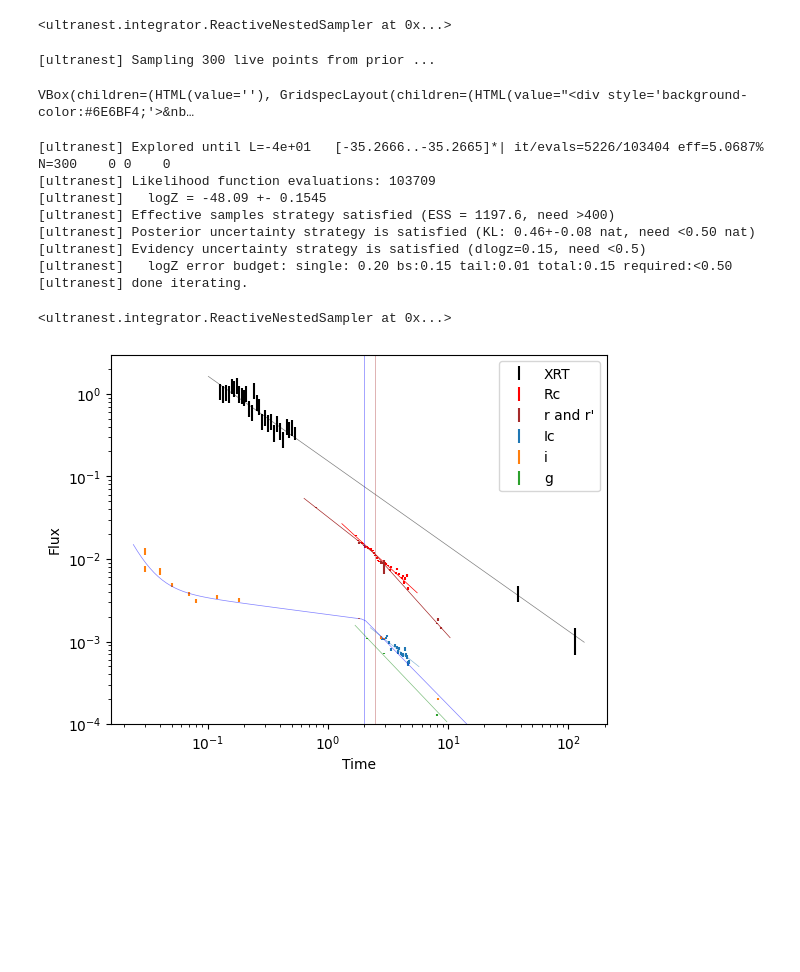
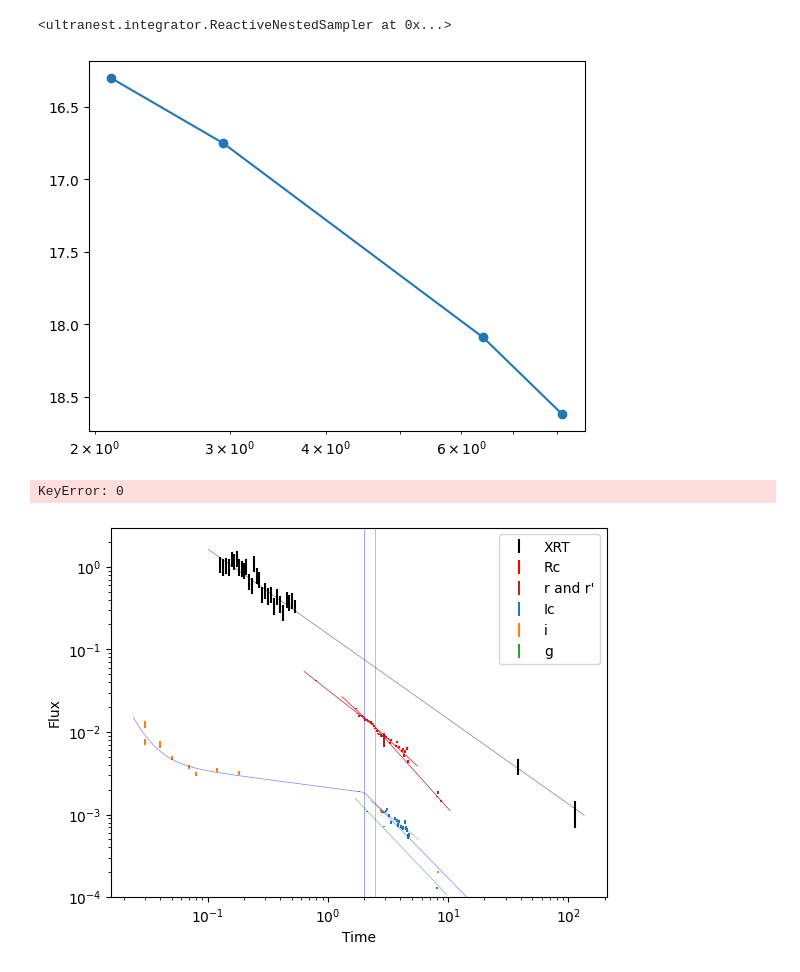
Before and after one commit to 7DimensionalTelescope/GRB251013C, a Jupyter notebook: run.ipynb, the cells around one changed output. Cells and saved outputs as stored; diff of their text form; code cells hidden in the pictures; blank space fills up the shorter version.

Commit message:
fix circular io

```diff
--- a/run.ipynb
+++ b/run.ipynb
@@ -201,21 +205,19 @@ VBox(children=(HTML(value=''), GridspecLayout(children=(HTML(value="<div style='
+# %%
+plt.plot(df["Time"], df["Mag"], marker="o")
+ax = plt.gca()
+ax.invert_yaxis()
+ax.set_xscale("log")
+plt.show()
+# %% [output]
+[figure, added]
 # %%
-df = read_data("circular")
+df = read_data("circular", add_converted_flux=False)
 df = filter_data(df, filter_name=["g"], remove_upper_limits=True, exclude_time_range=(20, 1e4))
-flx, flx_err = mag_to_flux_jy(df, add_error=True)
-alz_g = Analyzer(df["Time"], flx, power_law, y_data_error=flx_err)
+df = mag_to_flux_jy(df)
+alz_g = Analyzer(df["Time"], df["flux_mJy"], power_law, y_data_error=df["flux_error_mJy"])
 alz_g.run()
 # %% [output]
-[ultranest] Sampling 300 live points from prior ...
+KeyError: 0
-VBox(children=(HTML(value=''), GridspecLayout(children=(HTML(value="<div style='background-color:#6E6BF4;'>&nb…
-[ultranest] Explored until L=-4e+01   [-35.2666..-35.2665]*| it/evals=5226/103404 eff=5.0687% N=300    0 0    0
-[ultranest] Likelihood function evaluations: 103709
-[ultranest]   logZ = -48.09 +- 0.1545
-[ultranest] Effective samples strategy satisfied (ESS = 1197.6, need >400)
-[ultranest] Posterior uncertainty strategy is satisfied (KL: 0.46+-0.08 nat, need <0.50 nat)
-[ultranest] Evidency uncertainty strategy is satisfied (dlogz=0.15, need <0.5)
-[ultranest]   logZ error budget: single: 0.20 bs:0.15 tail:0.01 total:0.15 required:<0.50
-[ultranest] done iterating.
-<ultranest.integrator.ReactiveNestedSampler at 0x...>
 # %%
 alz_xrt.plot_data(scale=1e10, color="k", label="XRT")
 alz_xrt.plot_model(color="k", scale=1e10, lw=0.5, alpha=0.5)
```
Also changed, not shown: parts of 26 cells of this notebook, 11 other files.
